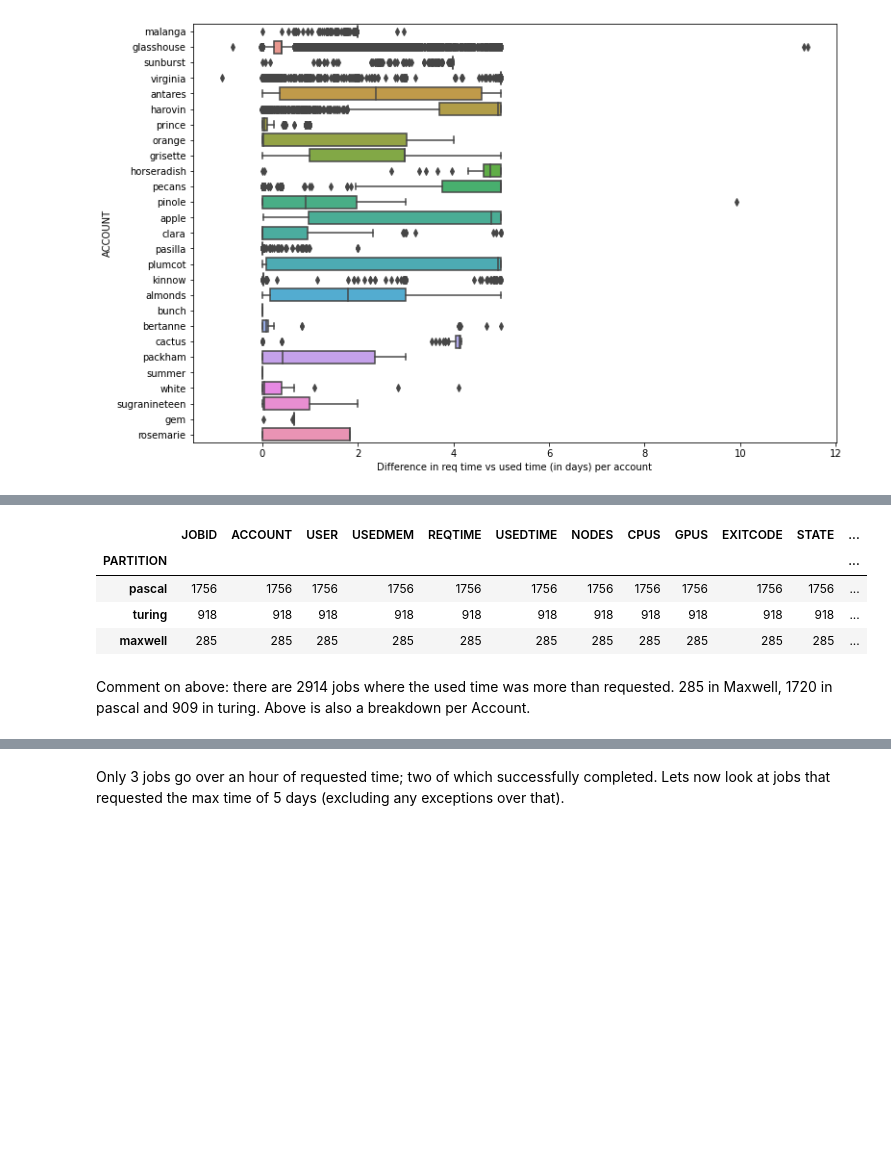
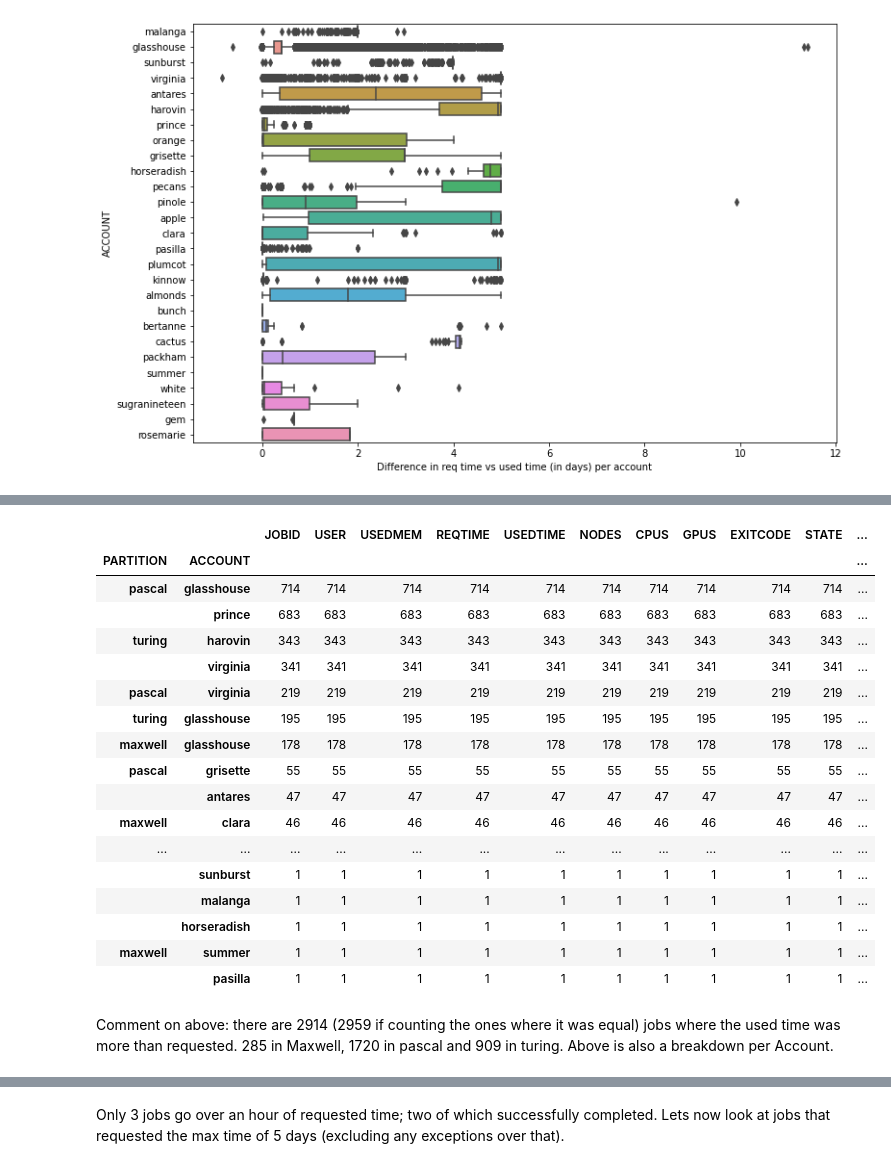
Before and after one commit to tomoumer/accre_project-pizza, a Jupyter notebook: notebooks/TU_accre_project.ipynb, the cells around one changed output, grey strips where cells are left out. Drawn from its saved outputs; the diff is of its cells as text; code cells hidden in the pictures; blank space fills up the shorter version.

Commit message:
exploration of memory/time usage

```diff
--- a/notebooks/TU_accre_project.ipynb
+++ b/notebooks/TU_accre_project.ipynb
@@ -289,8 +289,21 @@ accre_df[accre_df['DELTASEC'] < 0].describe()
 # %%
-accre_df[accre_df['DELTASEC'] <= 0].groupby(['PARTITION']).count().sort_values('JOBID', ascending=False)
+accre_df[accre_df['DELTASEC'] <= 0].groupby(['PARTITION', 'ACCOUNT']).count().sort_values('JOBID', ascending=False)
 # %% [output]
-|  | JOBID | ACCOUNT | USER | USEDMEM | REQTIME | USEDTIME | NODES | CPUS | GPUS | EXITCODE | STATE | ... |
-| PARTITION |  |  |  |  |  |  |  |  |  |  |  | ... |
-| pascal | 1756 | 1756 | 1756 | 1756 | 1756 | 1756 | 1756 | 1756 | 1756 | 1756 | 1756 | ... |
-| turing | 918 | 918 | 918 | 918 | 918 | 918 | 918 | 918 | 918 | 918 | 918 | ... |
-| maxwell | 285 | 285 | 285 | 285 | 285 | 285 | 285 | 285 | 285 | 285 | 285 | ... |
+|  |  | JOBID | USER | USEDMEM | REQTIME | USEDTIME | NODES | CPUS | GPUS | EXITCODE | STATE | ... |
+| PARTITION | ACCOUNT |  |  |  |  |  |  |  |  |  |  | ... |
+| pascal | glasshouse | 714 | 714 | 714 | 714 | 714 | 714 | 714 | 714 | 714 | 714 | ... |
+|  | prince | 683 | 683 | 683 | 683 | 683 | 683 | 683 | 683 | 683 | 683 | ... |
+| turing | harovin | 343 | 343 | 343 | 343 | 343 | 343 | 343 | 343 | 343 | 343 | ... |
+|  | virginia | 341 | 341 | 341 | 341 | 341 | 341 | 341 | 341 | 341 | 341 | ... |
+| pascal | virginia | 219 | 219 | 219 | 219 | 219 | 219 | 219 | 219 | 219 | 219 | ... |
+| turing | glasshouse | 195 | 195 | 195 | 195 | 195 | 195 | 195 | 195 | 195 | 195 | ... |
+| maxwell | glasshouse | 178 | 178 | 178 | 178 | 178 | 178 | 178 | 178 | 178 | 178 | ... |
+| pascal | grisette | 55 | 55 | 55 | 55 | 55 | 55 | 55 | 55 | 55 | 55 | ... |
+|  | antares | 47 | 47 | 47 | 47 | 47 | 47 | 47 | 47 | 47 | 47 | ... |
+| maxwell | clara | 46 | 46 | 46 | 46 | 46 | 46 | 46 | 46 | 46 | 46 | ... |
+| ... | ... | ... | ... | ... | ... | ... | ... | ... | ... | ... | ... | ... |
+|  | sunburst | 1 | 1 | 1 | 1 | 1 | 1 | 1 | 1 | 1 | 1 | ... |
+|  | malanga | 1 | 1 | 1 | 1 | 1 | 1 | 1 | 1 | 1 | 1 | ... |
+|  | horseradish | 1 | 1 | 1 | 1 | 1 | 1 | 1 | 1 | 1 | 1 | ... |
+| maxwell | summer | 1 | 1 | 1 | 1 | 1 | 1 | 1 | 1 | 1 | 1 | ... |
+|  | pasilla | 1 | 1 | 1 | 1 | 1 | 1 | 1 | 1 | 1 | 1 | ... |
@@ -299,5 +310,5 @@ accre_df[accre_df['DELTASEC'] <= 0].groupby(['PARTITION']).count().sort_values('
 # %% [markdown]
-Comment on above: there are 2914 jobs where the used time was more than requested. 285 in Maxwell, 1720 in pascal and 909 in turing. Above is also a breakdown per Account.
+Comment on above: there are 2914 (2959 if counting the ones where it was equal) jobs where the used time was more than requested. 285 in Maxwell, 1720 in pascal and 909 in turing. Above is also a breakdown per Account.
 # %%
 accre_df[accre_df['DELTASEC'] < -3600]
 # %% [output]
```
Also changed, not shown: parts of 49 cells of this notebook.
